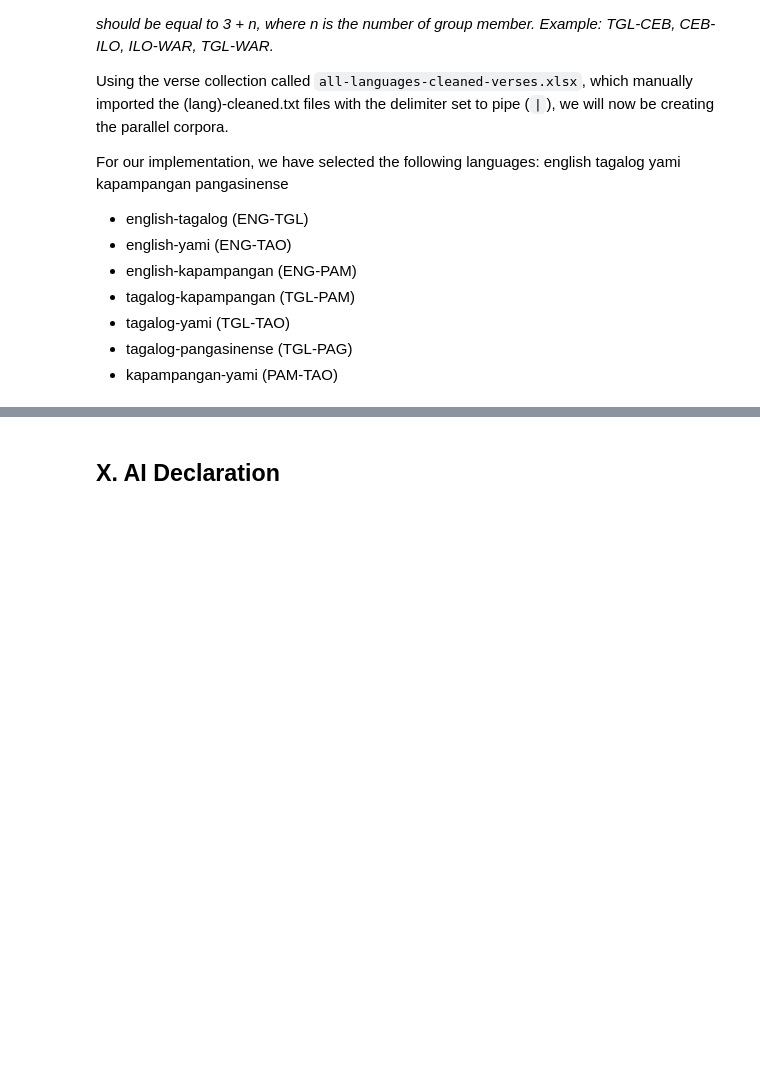
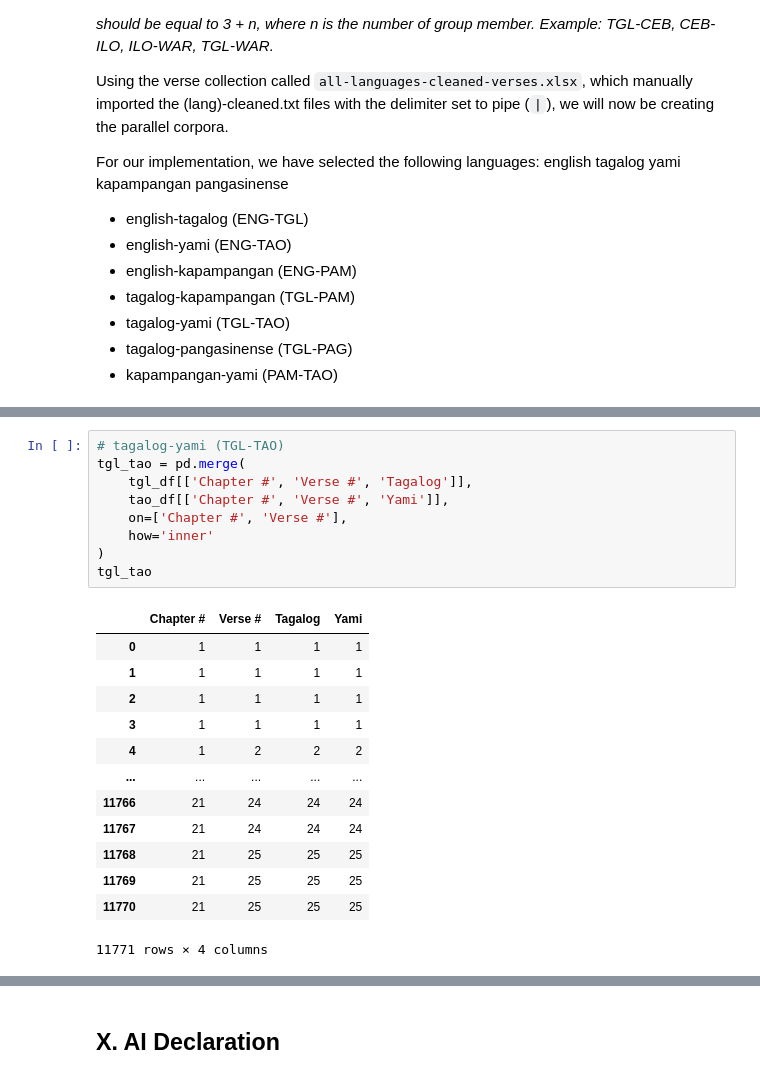
Before and after one commit to clavzno/nlp1000, a Jupyter notebook: main.ipynb, the cells around one changed output, grey strips where cells are left out. Saved outputs shown, nothing was run; the diff lists cells and outputs as text; blank space fills up the shorter version.

```diff
--- a/main.ipynb
+++ b/main.ipynb
@@ -760,0 +897,23 @@ TypeError: 'DataFrame' object is not callable
+# %%
+# tagalog-yami (TGL-TAO)
+tgl_tao = pd.merge(
+    tgl_df[['Chapter #', 'Verse #', 'Tagalog']],
+    tao_df[['Chapter #', 'Verse #', 'Yami']],
+    on=['Chapter #', 'Verse #'],
+    how='inner'
+)
+tgl_tao
+# %% [output]
+|  | Chapter # | Verse # | Tagalog | Yami |
+| 0 | 1 | 1 | 1 | 1 |
+| 1 | 1 | 1 | 1 | 1 |
+| 2 | 1 | 1 | 1 | 1 |
+| 3 | 1 | 1 | 1 | 1 |
+| 4 | 1 | 2 | 2 | 2 |
+| ... | ... | ... | ... | ... |
+| 11766 | 21 | 24 | 24 | 24 |
+| 11767 | 21 | 24 | 24 | 24 |
+| 11768 | 21 | 25 | 25 | 25 |
+| 11769 | 21 | 25 | 25 | 25 |
+| 11770 | 21 | 25 | 25 | 25 |
+11771 rows × 4 columns
```
Also changed, not shown: parts of 15 cells of this notebook, 3 other files.
